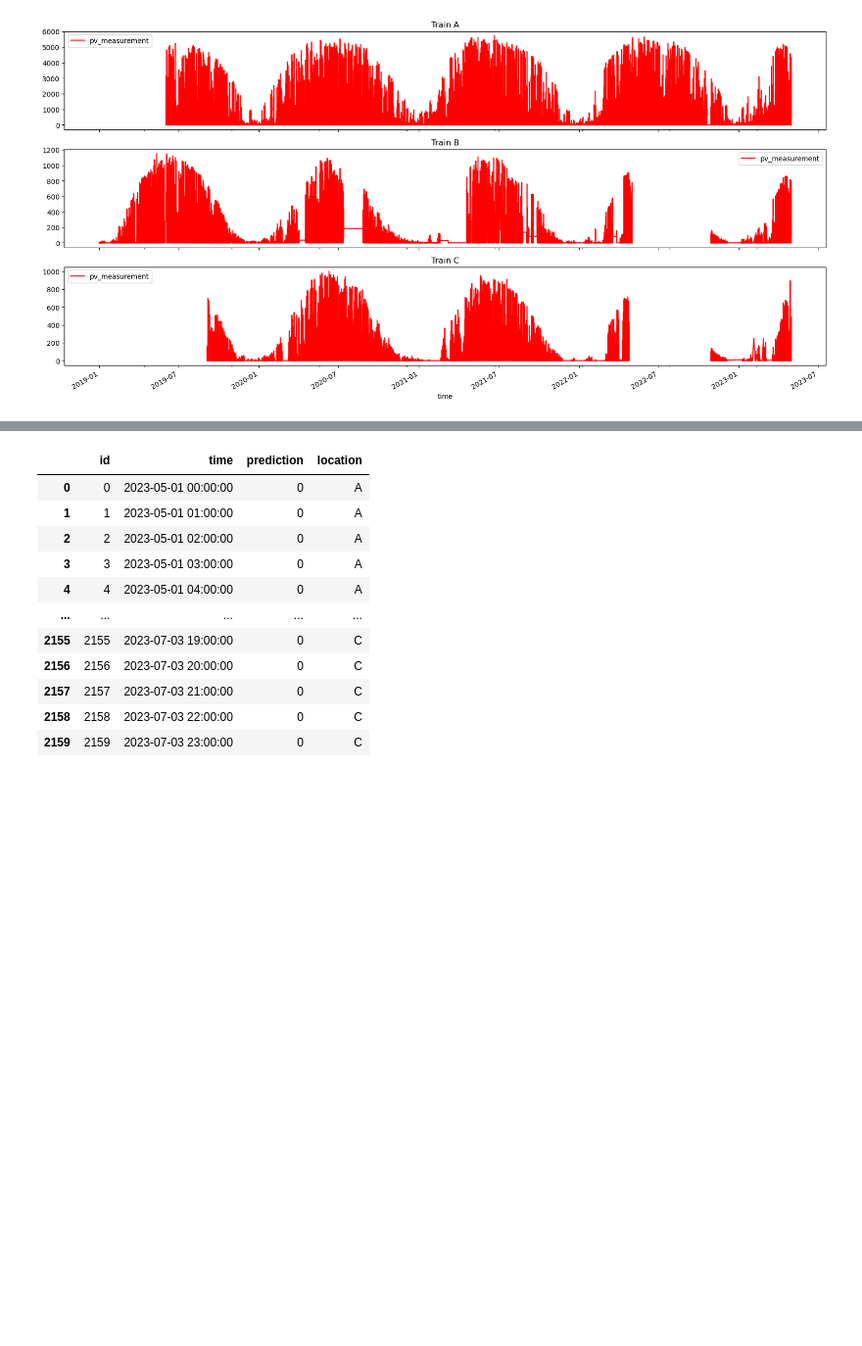
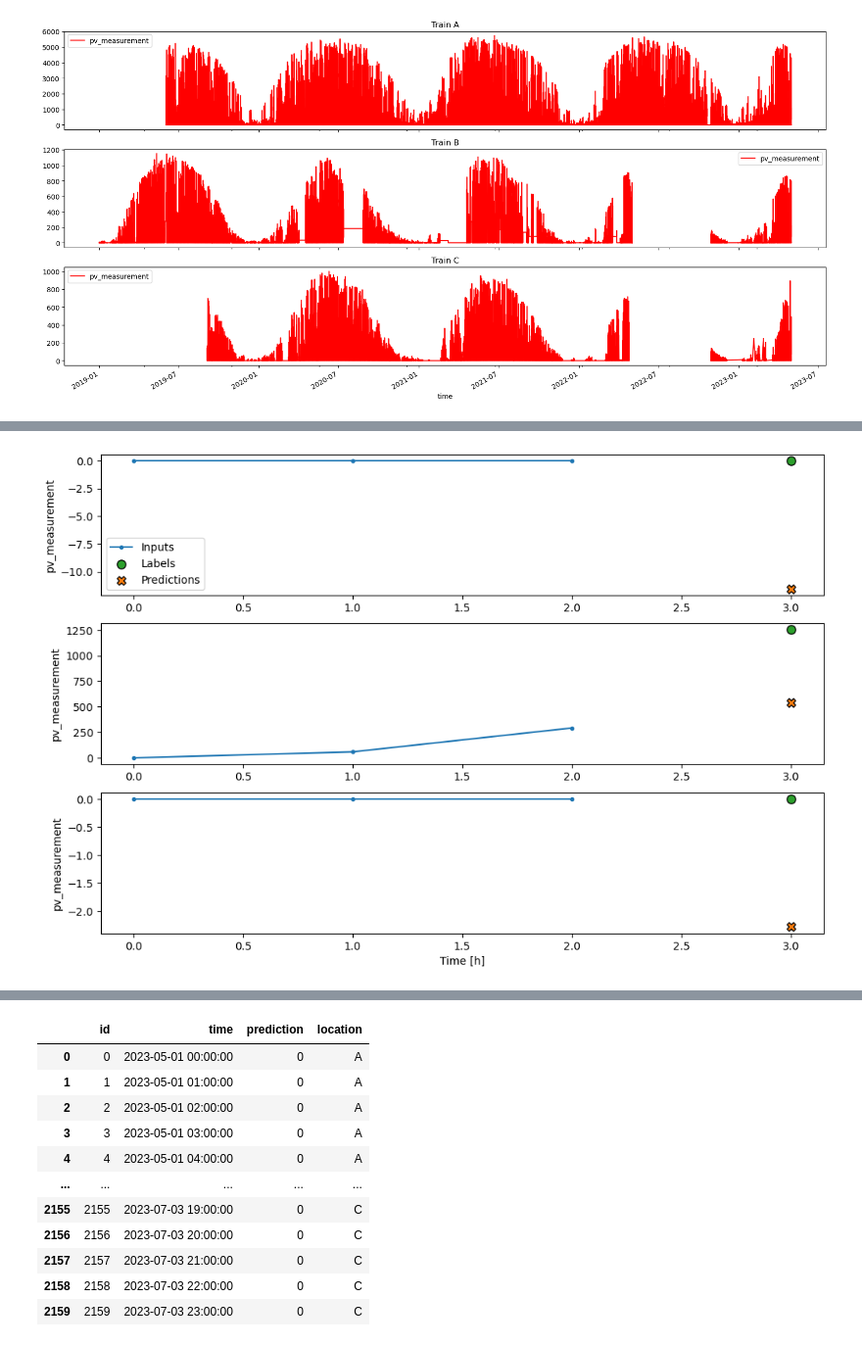
Before and after one commit to MartinSkatvedt/TDT4173-Machine-Learning, a Jupyter notebook: read_files.ipynb, the cells around one changed output, grey strips where cells are left out. Shown at 98% size. Saved outputs shown, nothing was run; the diff lists cells and outputs as text; code cells hidden in the pictures; blank space fills up the shorter version.

```diff
--- a/read_files.ipynb
+++ b/read_files.ipynb
@@ -153,0 +384,20 @@ class WindowGenerator():
+# %%
+multi_step_dense = tf.keras.Sequential([
+    # Shape: (time, features) => (time*features)
+    tf.keras.layers.Normalization(axis=-1, mean=None, variance=None, invert=False),
+
+    tf.keras.layers.Flatten(),
+    tf.keras.layers.Dense(units=32, activation='relu'),
+    tf.keras.layers.Dense(units=32, activation='relu'),
+    tf.keras.layers.Dense(units=1),
+    # Add back the time dimension.
+    # Shape: (outputs) => (1, outputs)
+    tf.keras.layers.Reshape([1, -1]),
+])
+
+print('Input shape:', conv_window.example[0].shape)
+print('Output shape:', multi_step_dense(conv_window.example[0]).shape)
+
+history = compile_and_fit(multi_step_dense, conv_window)
+
+val_performance['Multi step dense'] = multi_step_dense.evaluate(conv_window.val)
@@ -153,0 +422,4 @@ class WindowGenerator():
+# %%
+conv_window.plot(multi_step_dense)
+# %% [output]
+[figure, added]
```
Also changed, not shown: parts of 23 cells of this notebook.
